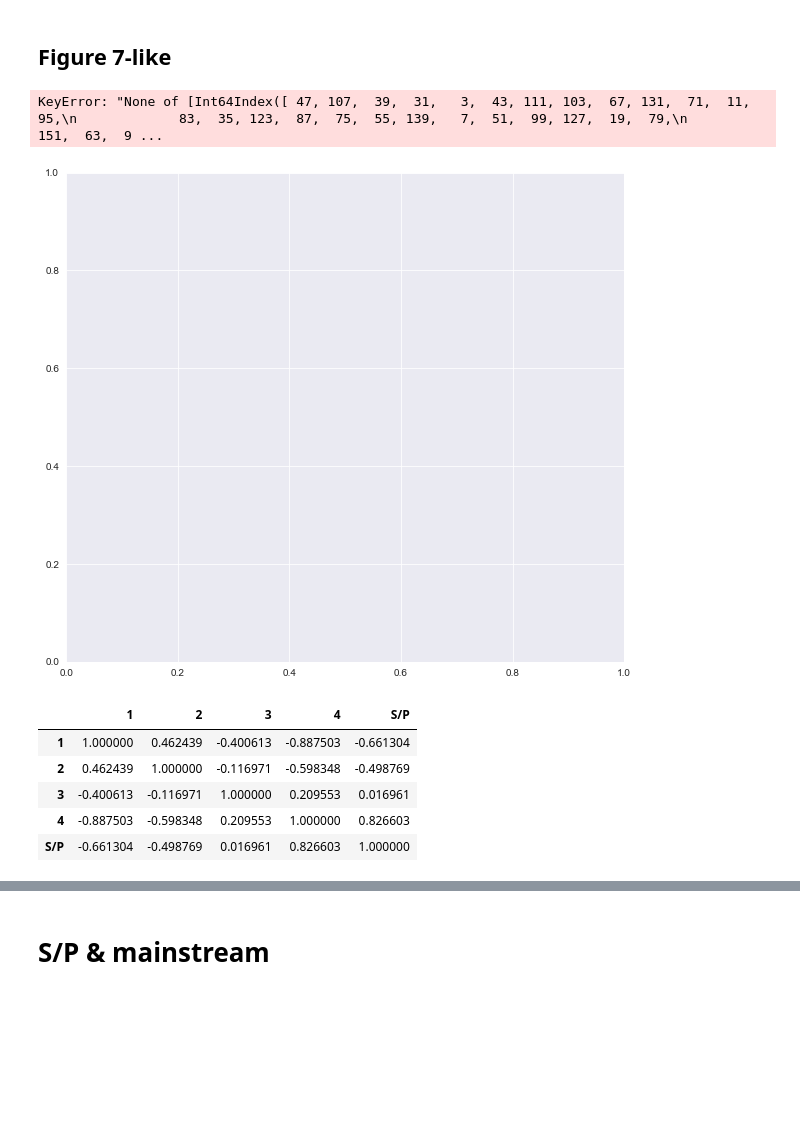
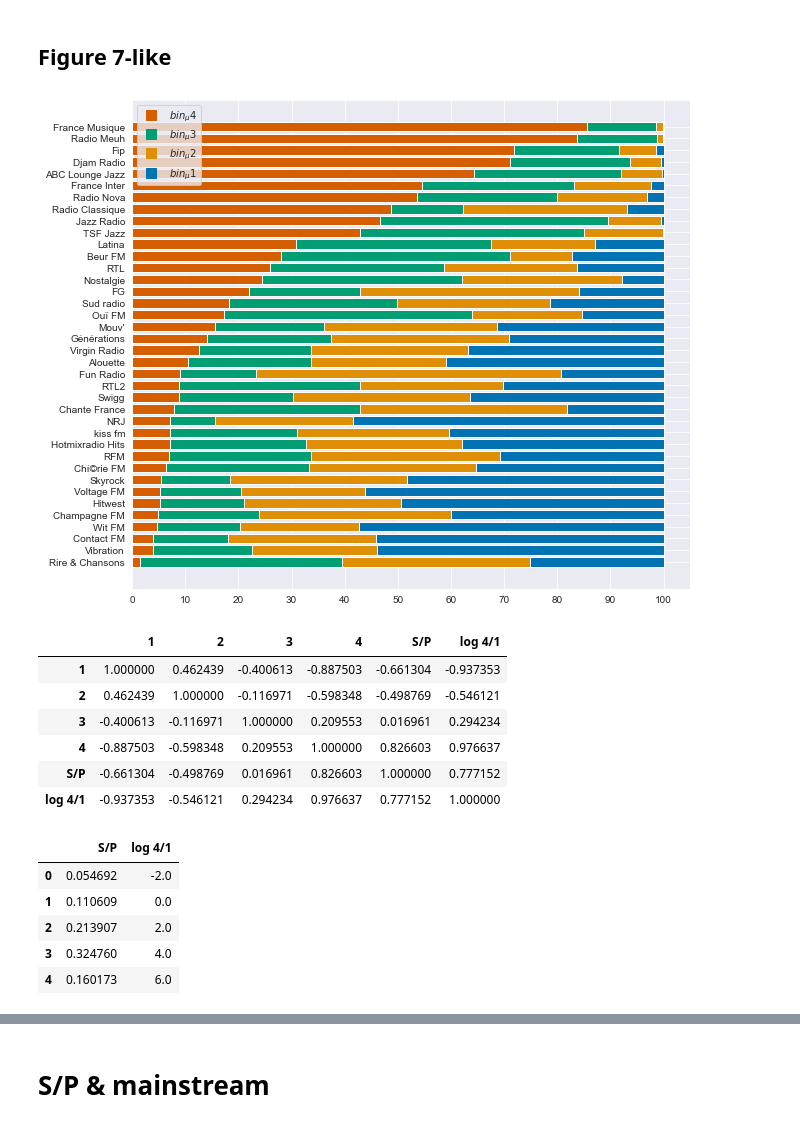
Before and after one commit to QuVil/cmb-recommendation, a Jupyter notebook: src/analysis/radio.ipynb, the cells around one changed output, grey strips where cells are left out. Cells and saved outputs as stored; diff of their text form; code cells hidden in the pictures; blank space fills up the shorter version.

Commit message:
is there even a point to pushing anymore?

```diff
--- a/src/analysis/radio.ipynb
+++ b/src/analysis/radio.ipynb
@@ -255,57 +255,79 @@ user_frame.columns = ["ratio"]
 user_plays = user_frame["ratio"].sum(level=0)
 # user_frame = user_frame.unstack('bin_nb').divide(bin_distrib, level=1).divide(user_plays, axis=0).stack("bin_nb")
 user_frame = user_frame.unstack('bin_nb').divide(user_plays, axis=0).stack("bin_nb")
 
 user_frame = user_frame.reset_index()
 
 
 f, ax = plt.subplots(figsize=(10, 9))
 
 user_frame["ratio"] *= 100
 y_pos = np.arange(len(user_frame["radio"].unique()))
 
 # Pre-sorting series (weirdly but trust me there's no better way)
 indices_sorted = user_frame[user_frame["bin_nb"] == 4]["ratio"].sort_values(ascending=False).index
 
-series = [user_frame.loc[indices_sorted+i]["ratio"].reset_index(drop=True) for i in range(4)]
+series = [user_frame.loc[indices_sorted-i]["ratio"].reset_index(drop=True) for i in range(4)]
 
-ax.barh(y_pos, series[0], color=sns.color_palette("colorblind")[0])
-ax.barh(y_pos, series[1], left=series[0], color=sns.color_palette("colorblind")[1])
-ax.barh(y_pos, series[2], left=series[0] + series[1], color=sns.color_palette("colorblind")[2])
-ax.barh(y_pos, series[3], left=series[0] + series[1] + series[2], color=sns.color_palette("colorblind")[3])
+ax.barh(y_pos, series[0], color=sns.color_palette("colorblind")[3])
+ax.barh(y_pos, series[1], left=series[0], color=sns.color_palette("colorblind")[2])
+ax.barh(y_pos, series[2], left=series[0] + series[1], color=sns.color_palette("colorblind")[1])
+ax.barh(y_pos, series[3], left=series[0] + series[1] + series[2], color=sns.color_palette("colorblind")[0])
 
 # ax.barh(y_pos, user_frame[user_frame["bin_nb"] == 4]["ratio"].reset_index(drop=True) + user_frame[user_frame["bin_nb"] == 1]["ratio"].reset_index(drop=True) + user_frame[user_frame["bin_nb"] == 2]["ratio"].reset_index(drop=True) + user_frame[user_frame["bin_nb"] == 3]["ratio"].reset_index(drop=True), left=user_frame[user_frame["bin_nb"] == 3]["ratio"].reset_index(drop=True))
 
 ax.set_yticks(y_pos)
 ax.set_xticks(np.arange(0, 101, 10))
 ax.set_yticklabels(user_frame[user_frame["bin_nb"] == 4].sort_values("ratio", ascending=False)["radio"].unique())
 ax.invert_yaxis()  # labels read top-to-bottom
 
-bin1_line = mlines.Line2D([], [], color=sns.color_palette("colorblind")[0], marker="s", linestyle='None',
+bin1_line = mlines.Line2D([], [], color=sns.color_palette("colorblind")[3], marker="s", linestyle='None',
+                          markersize=10, label="$bin_\mu 4$")
+bin2_line = mlines.Line2D([], [], color=sns.color_palette("colorblind")[2], marker="s", linestyle='None',
+                          markersize=10, label="$bin_\mu 3$")
+bin3_line = mlines.Line2D([], [], color=sns.color_palette("colorblind")[1], marker="s", linestyle='None',
+                          markersize=10, label="$bin_\mu 2$")
+bin4_line = mlines.Line2D([], [], color=sns.color_palette("colorblind")[0], marker="s", linestyle='None',
                           markersize=10, label="$bin_\mu 1$")
-bin2_line = mlines.Line2D([], [], color=sns.color_palette("colorblind")[1], marker="s", linestyle='None',
-                          markersize=10, label="$bin_\mu 2$")
-bin3_line = mlines.Line2D([], [], color=sns.color_palette("colorblind")[2], marker="s", linestyle='None',
-                          markersize=10, label="$bin_\mu 3$")
-bin4_line = mlines.Line2D([], [], color=sns.color_palette("colorblind")[3], marker="s", linestyle='None',
-                          markersize=10, label="$bin_\mu 4$")
 
 ax.legend(handles=[bin1_line, bin2_line, bin3_line, bin4_line])
 # ax.legend(["users", "radios"], loc='upper right', frameon=False)
 
-plt.savefig("../../results/radio/radios_mainstream_distrib.pdf")
+plt.savefig("../../results/radio/radios_mainstream_distrib_reversed.pdf")
 # %% [output]
-KeyError: "None of [Int64Index([ 47, 107,  39,  31,   3,  43, 111, 103,  67, 131,  71,  11,  95,\n             83,  35, 123,  87,  75,  55, 139,   7,  51,  99, 127,  19,  79,\n            151,  63,  9 ...
-[figure, old version]
+[figure, new version]
 # %%
 test = user_frame.groupby(["radio", "bin_nb"]).sum().unstack().reset_index()
 test.columns = ["radio", "1", "2", "3", "4"]
 test["S/P"] = [sampled_ratios[sampled_ratios["radio"] == radio]["S/P"].values[0] for radio in test["radio"]]
+test["log 4/1"] = np.log(test["4"] / test["1"])
 test.corr(method="spearman")
 # %% [output]
-|  | 1 | 2 | 3 | 4 | S/P |
-| 1 | 1.000000 | 0.462439 | -0.400613 | -0.887503 | -0.661304 |
-| 2 | 0.462439 | 1.000000 | -0.116971 | -0.598348 | -0.498769 |
-| 3 | -0.400613 | -0.116971 | 1.000000 | 0.209553 | 0.016961 |
-| 4 | -0.887503 | -0.598348 | 0.209553 | 1.000000 | 0.826603 |
-| S/P | -0.661304 | -0.498769 | 0.016961 | 0.826603 | 1.000000 |
+|  | 1 | 2 | 3 | 4 | S/P | log 4/1 |
+| 1 | 1.000000 | 0.462439 | -0.400613 | -0.887503 | -0.661304 | -0.937353 |
+| 2 | 0.462439 | 1.000000 | -0.116971 | -0.598348 | -0.498769 | -0.546121 |
+| 3 | -0.400613 | -0.116971 | 1.000000 | 0.209553 | 0.016961 | 0.294234 |
+| 4 | -0.887503 | -0.598348 | 0.209553 | 1.000000 | 0.826603 | 0.976637 |
+| S/P | -0.661304 | -0.498769 | 0.016961 | 0.826603 | 1.000000 | 0.777152 |
+| log 4/1 | -0.937353 | -0.546121 | 0.294234 | 0.976637 | 0.777152 | 1.000000 |
+# %%
+# sp_mu_bins = np.arange(bin_mu_delta["bin_nb"].min(), bin_mu_delta["bin_nb"].max()+0.1, (bin_mu_delta["bin_nb"].max()-bin_mu_delta["bin_nb"].min()) / 4)
+test_bins = np.arange(-3, 9, 2)
+
+test["quantile"] = pd.cut(test["log 4/1"], test_bins)
+
+test_means = test.groupby(["quantile"]).mean()["S/P"].to_frame().reset_index().drop("quantile", axis=1)
+
+test_points = []
+for i in range(test_bins.size - 1):
+    test_points.append((test_bins[i] + test_bins[i+1]) / 2)
+
+test_means["log 4/1"] = test_points
+test_means
+# %% [output]
+|  | S/P | log 4/1 |
+| 0 | 0.054692 | -2.0 |
+| 1 | 0.110609 | 0.0 |
+| 2 | 0.213907 | 2.0 |
+| 3 | 0.324760 | 4.0 |
+| 4 | 0.160173 | 6.0 |
```
Also changed, not shown: parts of 6 cells of this notebook, 7 other files.
